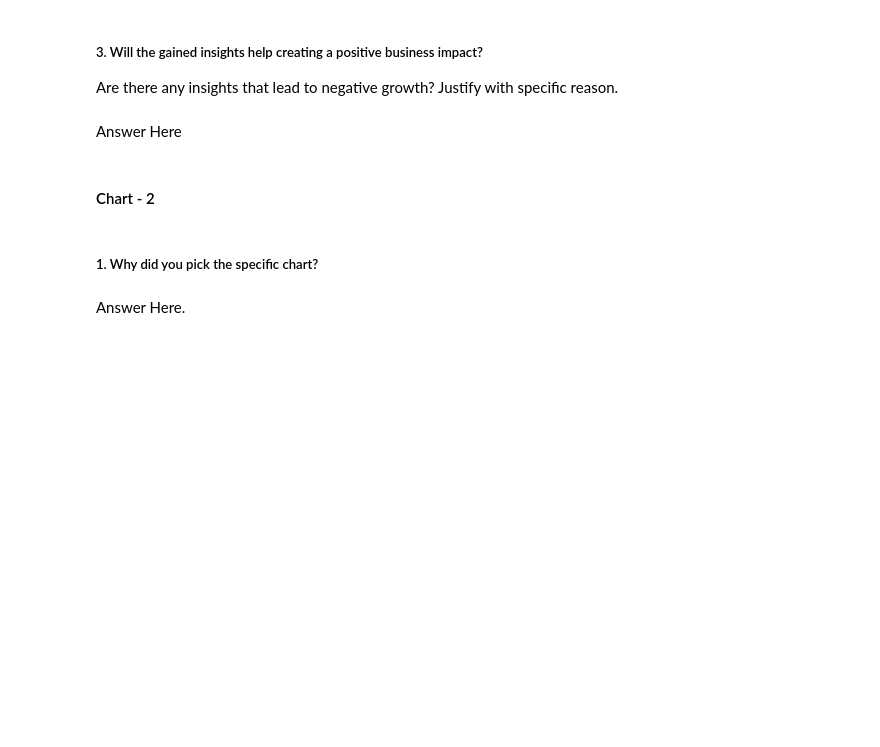
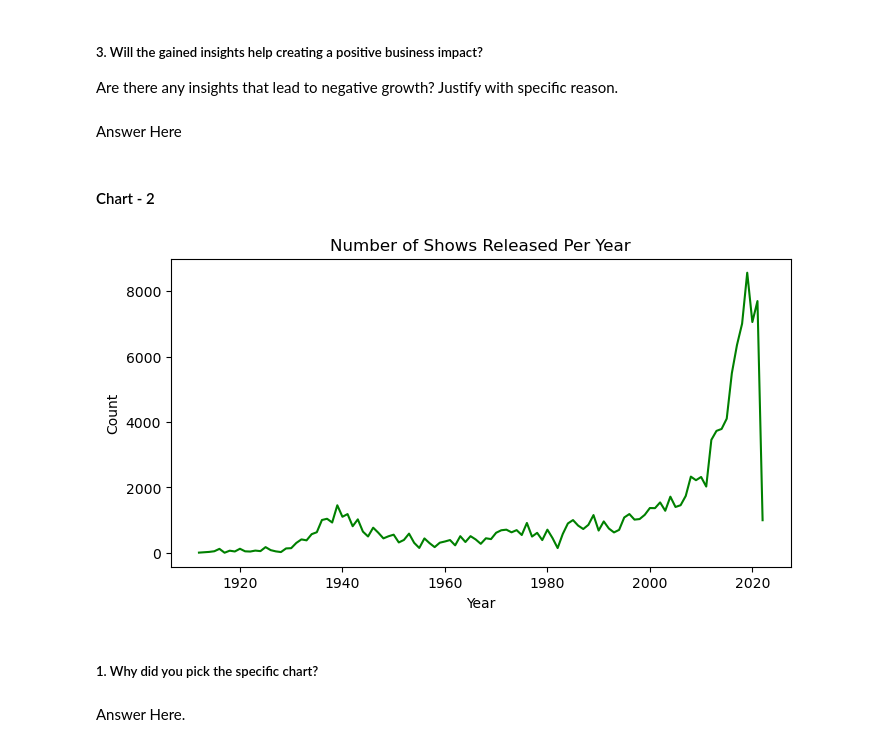
Before and after one commit to apurbaaaa/Amazon-EDA, a Jupyter notebook: Sample_EDA_Submission_Template.ipynb, the cells around one changed output. Saved outputs shown, nothing was run; the diff lists cells and outputs as text; code cells hidden in the pictures; blank space fills up the shorter version.

```diff
--- a/Sample_EDA_Submission_Template.ipynb
+++ b/Sample_EDA_Submission_Template.ipynb
@@ -410,3 +476,11 @@ Answer Here
+# %%
+df['release_year'].value_counts().sort_index().plot(kind='line', figsize=(8,4), color='green')
+plt.xlabel('Year')
+plt.ylabel('Count')
+plt.title('Number of Shows Released Per Year')
+plt.show()
+# %% [output]
+[figure, added]
 # %% [markdown]
 ##### 1. Why did you pick the specific chart?
 # %% [markdown]
```
Also changed, not shown: parts of 40 cells of this notebook.
